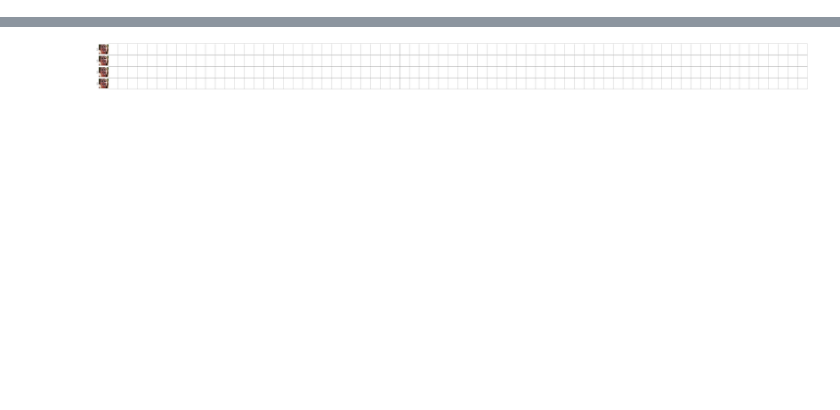
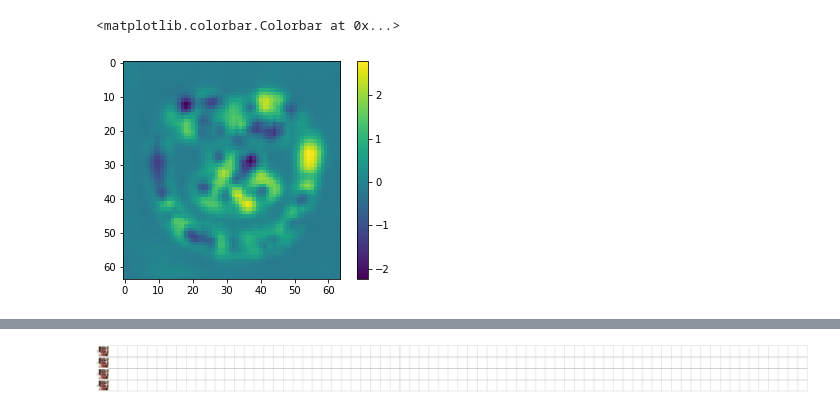
Before and after one commit to 00itamarts00/FacialLandmarkDetectionDETR, a Jupyter notebook: notebooks/visualize_attention_maps.ipynb, the cells around one changed output, grey strips where cells are left out. Saved outputs shown, nothing was run; the diff lists cells and outputs as text; code cells hidden in the pictures; blank space fills up the shorter version.

```diff
--- a/notebooks/visualize_attention_maps.ipynb
+++ b/notebooks/visualize_attention_maps.ipynb
@@ -77,0 +100,12 @@ with torch.no_grad():
+# %%
+# for i in global_enc_atten_maps:
+#     plt.figure()
+#     plt.imshow(i[0].detach().cpu().numpy().astype(np.float32))
+#     plt.colorbar()
+# plt.imshow(forward_pre.detach().cpu().numpy().astype(np.float32))
+aa = forward[2].reshape(64,64,256).sum(-1).detach().cpu().numpy().astype(np.float32)
+plt.imshow(aa)
+plt.colorbar()
+# %% [output]
+<matplotlib.colorbar.Colorbar at 0x...>
+[figure, added]
```
Also changed, not shown: parts of 20 cells of this notebook, 1 other file.
